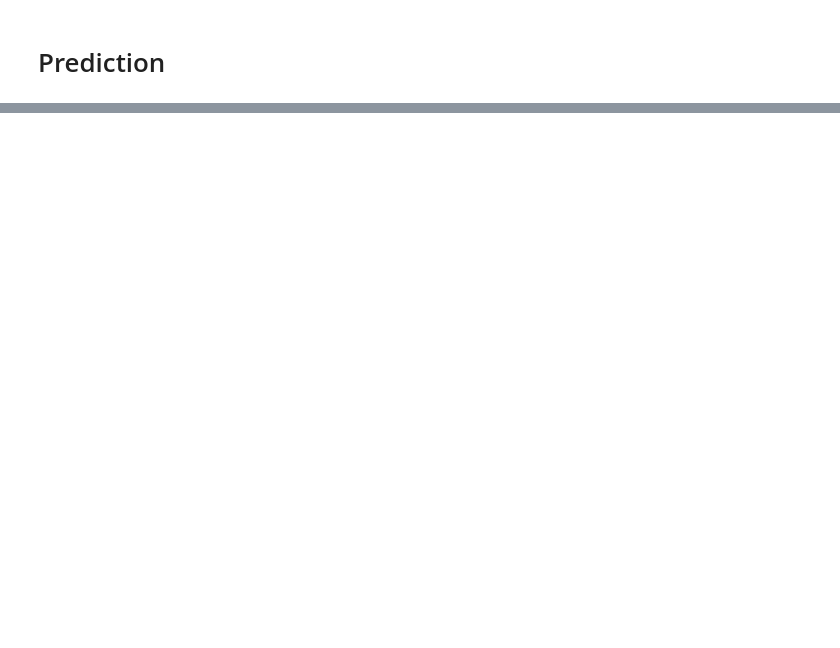
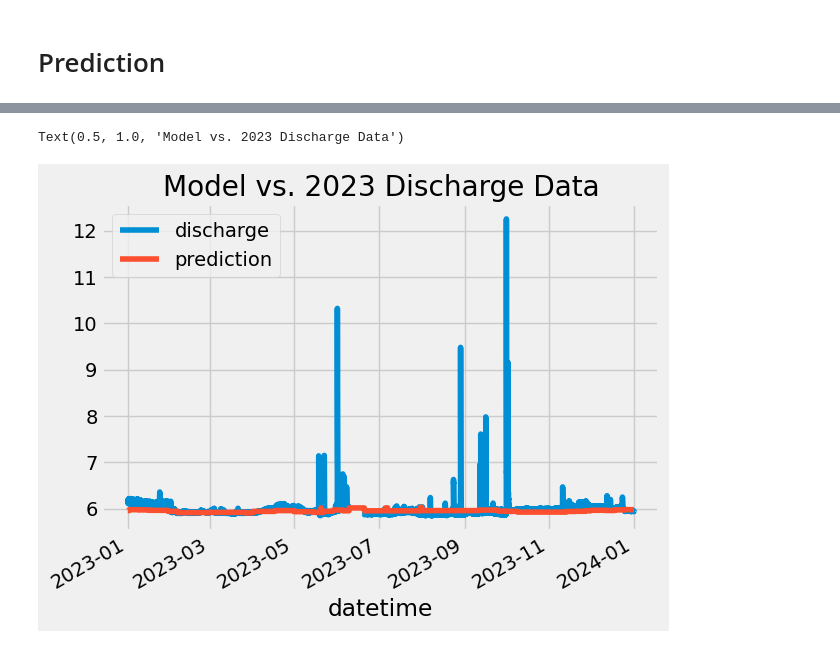
Before and after one commit to drpafowler/SpringRiver, a Jupyter notebook: eda.ipynb, the cells around one changed output, grey strips where cells are left out. Drawn from its saved outputs; the diff is of its cells as text; code cells hidden in the pictures; blank space fills up the shorter version.

Commit message:
first model run

```diff
--- a/eda.ipynb
+++ b/eda.ipynb
@@ -290,0 +307,8 @@ ImportError: sklearn needs to be installed in order to use this module
+# %%
+pd.set_option('mode.chained_assignment', None)
+
+# Reindex x_test to match the index of test
+x_test_reindexed = x_test.reindex(test.index)
+
+# Make predictions
+test['prediction'] = regressor.predict(x_test_reindexed)
@@ -290,0 +324,7 @@ ImportError: sklearn needs to be installed in order to use this module
+# %%
+predicted_2023 = test[test['year'] == 2023]
+predicted_2023.plot(y=['discharge', 'prediction'])
+plt.title('Model vs. 2023 Discharge Data')
+# %% [output]
+Text(0.5, 1.0, 'Model vs. 2023 Discharge Data')
+[figure, added]
```
Also changed, not shown: parts of 15 cells of this notebook.
